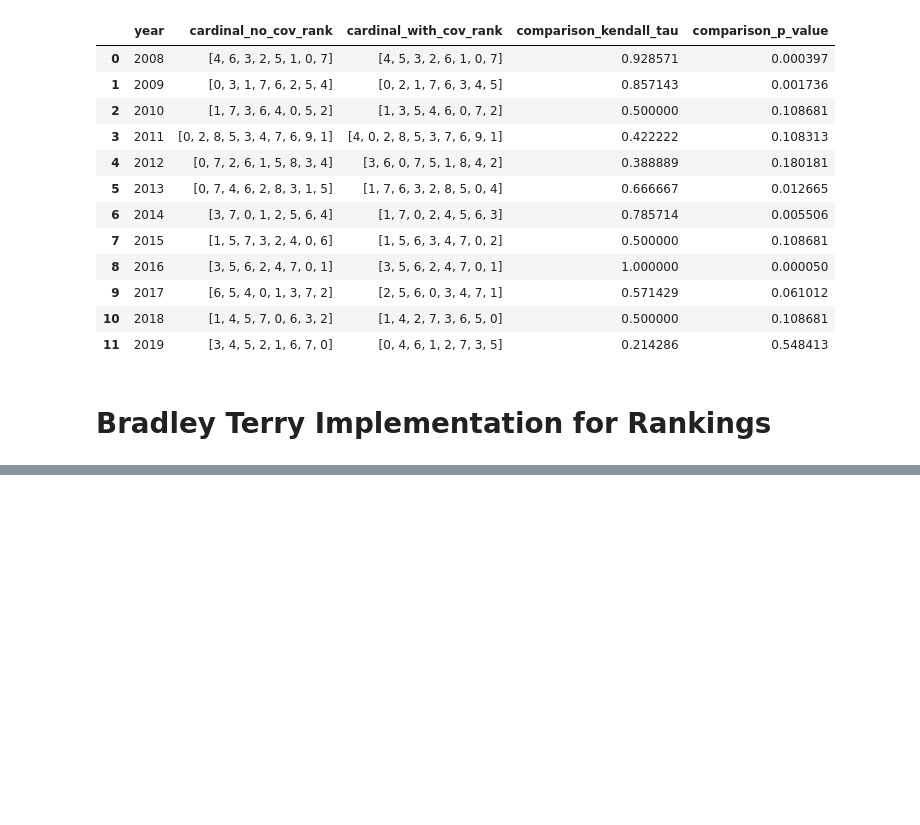
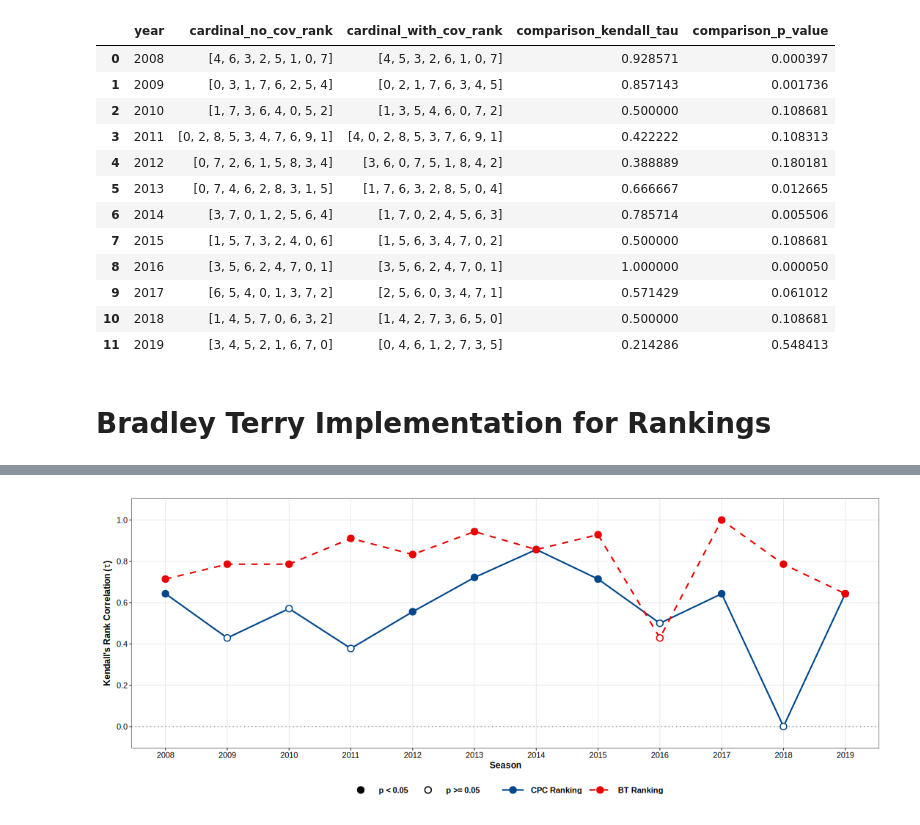
Before and after one commit to dhruvamalik05/Cardinal-and-Binary-Paired-Comparison-Models-Ranking-and-Forecasting, a Jupyter notebook: 4_RankingWithModels.ipynb, the cells around one changed output, grey strips where cells are left out. Drawn from its saved outputs; the diff is of its cells as text; code cells hidden in the pictures; blank space fills up the shorter version.

```diff
--- a/4_RankingWithModels.ipynb
+++ b/4_RankingWithModels.ipynb
@@ -546,23 +546,23 @@ display(bt_comparison_summary_df)
 # %%
 %load_ext rpy2.ipython
 # %%
-%%R
-install.packages("patchwork", repos = "https://cloud.r-project.org")
+%%R -w 15 -h 6 -u in
+# Set CRAN repository explicitly to ensure smooth package installation
+options(repos = c(CRAN = "https://cloud.r-project.org"))
+
+if (!requireNamespace("patchwork", quietly = TRUE)) {
+  install.packages("patchwork")
+}
 library(patchwork)
-
 
 # ==============================================================================
 # Publication-Ready Plots for Ranking Correlation, Stability & Cayley Distance
 # Models: Cardinal Paired Comparison (CPC), Bradley-Terry (BT), and Official
 # ==============================================================================
 
-# Install required packages if not already present
-# install.packages(c("ggplot2", "dplyr", "tidyr", "patchwork", "scales"))
-
 library(ggplot2)
 library(dplyr)
 library(tidyr)
-library(patchwork)
 library(scales)
 
 # ------------------------------------------------------------------------------
@@ -611,7 +611,6 @@ theme_publication <- function(base_size = 12) {
 
 # ==============================================================================
 # TABLE 1 DATA & PLOT: Official Standing vs. Unadjusted Model Rankings (Done)
-# (\label{tab:ranking_comparison})
 # ==============================================================================
 df_tab1 <- data.frame(
   Season  = 2008:2019,
@@ -642,8 +641,6 @@ plot_tab1 <- ggplot(df_tab1, aes(x = Season, y = tau, color = Model, linetype =
   scale_linetype_manual(values = model_linetypes) +
   scale_shape_manual(values = sig_shapes) +
   labs(
-    #title    = "Kendall's Rank Correlation: Official Standings vs. Unadjusted Model Rankings",
-    #subtitle = "Solid markers indicate statistically significant rank correlation (p < 0.05); hollow markers indicate p >= 0.05",
     x        = "Season",
     y        = expression(bold(paste("Kendall's Rank Correlation (", tau, ")")))
   ) +
@@ -651,7 +648,6 @@ plot_tab1 <- ggplot(df_tab1, aes(x = Season, y = tau, color = Model, linetype =
 
 # ==============================================================================
 # TABLE 2 DATA & PLOT: Inter-Season Ranking Stability Without Covariates (Done)
-# (\label{tab:ranking_stability_combined})
 # ==============================================================================
 season_pairs <- c("2008-09", "2009-10", "2010-11", "2011-12", "2012-13",
                   "2013-14", "2014-15", "2015-16", "2016-17", "2017-18", "2018-19")
@@ -690,8 +686,6 @@ plot_tab2 <- ggplot(df_tab2, aes(x = Pair, y = tau, group = Model, color = Model
   scale_linetype_manual(values = model_linetypes) +
   scale_shape_manual(values = c("p < 0.10 " = 19, "p >= 0.10 " = 21)) +
   labs(
-    #title    = "Season-to-Season Ranking Stability of Models Without Covariates",
-    #subtitle = "Consecutive-season Kendall's tau across Official, BT, and CPC rankings (all p >= 0.05; solid markers denote p < 0.10)",
     x        = "Consecutive Season Pair",
     y        = expression(bold(paste("Kendall's Rank Correlation (", tau, ")")))
   ) +
@@ -700,7 +694,6 @@ plot_tab2 <- ggplot(df_tab2, aes(x = Pair, y = tau, group = Model, color = Model
 
 # ==============================================================================
 # TABLE 3 DATA & PLOT: Official Standing vs. Covariate-Adjusted PC Rankings (Done)
-# (\label{tab:ranking_comparison_cov1})
 # ==============================================================================
 df_tab3 <- data.frame(
   Season  = 2008:2019,
@@ -708,7 +701,6 @@ df_tab3 <- data.frame(
   CPC_p   = c(0.061012, 0.178869, 0.031151, 0.861801, 0.024741, 0.075176, 0.005506, 0.275099, 0.108681, 0.275099, 0.548413, 0.178869),
   BT_tau  = c(0.571, 0.643, 0.714, 0.511, 0.667, 0.778, 0.714, 0.571, 0.429, 1.000, 0.714, 0.143),
   BT_p    = c(0.061012, 0.031151, 0.014137, 0.046623, 0.012665, 0.002425, 0.014137, 0.061012, 0.178869, 0.000050, 0.014137, 0.719544)
-
 ) %>%
   pivot_longer(
     cols          = -Season,
@@ -732,8 +724,6 @@ plot_tab3 <- ggplot(df_tab3, aes(x = Season, y = tau, color = Model, linetype =
   scale_linetype_manual(values = model_linetypes) +
   scale_shape_manual(values = sig_shapes) +
   labs(
-    #title    = "Kendall's Rank Correlation: Official Standings vs. Covariate-Adjusted PC Models",
-    #subtitle = "Solid markers indicate statistically significant rank correlation (p < 0.05); hollow markers indicate p >= 0.05",
     x        = "Season",
     y        = expression(bold(paste("Kendall's Rank Correlation (", tau, ")")))
   ) +
@@ -741,7 +731,6 @@ plot_tab3 <- ggplot(df_tab3, aes(x = Season, y = tau, color = Model, linetype =
 
 # ==============================================================================
 # TABLE 4 DATA & PLOT: Unadjusted vs. Covariate-Adjusted PC Rankings (Done)
-# (\label{tab:ranking_comparison_cov})
 # ==============================================================================
 df_tab4 <- data.frame(
   Season  = 2008:2019,
@@ -772,8 +761,6 @@ plot_tab4 <- ggplot(df_tab4, aes(x = Season, y = tau, color = Model, linetype =
   scale_linetype_manual(values = model_linetypes) +
   scale_shape_manual(values = sig_shapes) +
   labs(
-    #title    = "Kendall's Rank Correlation: Unadjusted vs. Covariate-Adjusted PC Models",
-    #subtitle = "Measures sensitivity of inferred hierarchies to covariate inclusion (solid: p < 0.05; hollow: p >= 0.05)",
     x        = "Season",
     y        = expression(bold(paste("Kendall's Rank Correlation (", tau, ")")))
   ) +
@@ -781,18 +768,17 @@ plot_tab4 <- ggplot(df_tab4, aes(x = Season, y = tau, color = Model, linetype =
 
 # ==============================================================================
 # TABLE 5 DATA & PLOT: Cayley Distance Summary Under Resampling
-# (\label{tab:combined_bootstrap_comparison})
 # ==============================================================================
 df_tab5 <- data.frame(
   Season          = 2008:2019,
-  BT_NoRep_M    = c(2.563, 3.379, 2.992, 4.086, 3.082, 2.582, 1.400, 3.160, 2.723, 2.229, 3.556, 3.902),
-  BT_NoRep_SD   = c(1.105, 1.294, 1.100, 1.396, 1.283, 1.218, 0.980, 1.203, 1.099, 1.116, 1.298, 1.256),
-  BT_Rep_M      = c(3.529, 4.291, 3.841, 5.486, 4.450, 4.009, 2.625, 4.057, 3.909, 3.497, 4.529, 4.647),
-  BT_Rep_SD     = c(1.195, 1.320, 1.252, 1.420, 1.417, 1.414, 1.228, 1.307, 1.230, 1.239, 1.310, 1.199),
-  CPC_NoRep_M   = c(2.673, 2.034, 2.662, 4.703, 3.491, 3.443, 1.751, 1.751, 2.406, 2.253, 3.586, 2.810),
-  CPC_NoRep_SD  = c(1.247, 1.343, 1.158, 1.507, 1.303, 1.316, 1.064, 0.989, 1.407, 1.093, 1.371, 1.614),
-  CPC_Rep_M     = c(3.771, 3.434, 3.722, 5.940, 4.728, 4.446, 2.795, 2.739, 3.697, 3.379, 4.484, 4.065),
-  CPC_Rep_SD    = c(1.209, 1.308, 1.235, 1.417, 1.350, 1.395, 1.199, 1.278, 1.312, 1.246, 1.292, 1.432)
+  BT_NoRep_M    = c(2.545, 3.333, 2.986, 4.141, 3.177, 2.565, 1.467, 3.115, 2.791, 2.230, 3.535, 3.937),
+  BT_NoRep_SD   = c(1.123, 1.273, 1.135, 1.359, 1.291, 1.242, 0.987, 1.197, 1.147, 1.053, 1.340, 1.260),
+  BT_Rep_M      = c(3.534, 4.243, 3.986, 5.489, 4.413, 4.024, 2.557, 3.977, 3.845, 3.571, 4.440, 4.696),
+  BT_Rep_SD     = c(1.222, 1.270, 1.246, 1.430, 1.433, 1.416, 1.216, 1.241, 1.229, 1.253, 1.302, 1.226),
+  CPC_NoRep_M   = c(2.665, 2.119, 2.617, 4.709, 3.490, 3.417, 1.841, 1.751, 2.362, 2.306, 3.543, 2.709),
+  CPC_NoRep_SD  = c(1.258, 1.334, 1.109, 1.477, 1.368, 1.377, 1.087, 0.975, 1.350, 1.141, 1.393, 1.525),
+  CPC_Rep_M     = c(3.743, 3.365, 3.745, 5.941, 4.773, 4.461, 2.780, 2.667, 3.770, 3.358, 4.449, 4.073),
+  CPC_Rep_SD    = c(1.217, 1.255, 1.238, 1.448, 1.367, 1.399, 1.205, 1.265, 1.293, 1.208, 1.306, 1.365)
 ) %>%
   pivot_longer(
     cols          = -Season,
@@ -824,8 +810,6 @@ plot_tab5 <- ggplot(df_tab5, aes(x = Season, y = M, color = Model, fill = Model,
   scale_linetype_manual(values = model_linetypes) +
   scale_shape_manual(values = c("Cardinal Model" = 16, "Bradley-Terry" = 17)) +
   labs(
-    #title    = "Cayley Distance Summary for BT and CPC Models Under Resampling",
-    #subtitle = "Mean Cayley distance (+/- 1 SD error bars and shaded band) across 2008-2019 IPL seasons",
     x        = "Season",
     y        = "Cayley Distance (Mean +/- 1 SD)"
   ) +
@@ -846,28 +830,24 @@ plot_kendall_unified <- (p1_compact / p3_compact / p4_compact) +
     plot.tag        = element_text(face = "bold", size = 12)
   )
 
-# Print all plots
-pdf("plot_tab1.pdf", width = 9.0, height = 5.0)
-plot_tab1
-dev.off()
+# ------------------------------------------------------------------------------
+# Export Plots cleanly to the workspace as high-quality PDFs
+# ------------------------------------------------------------------------------
+ggsave("plot_tab1.pdf", plot = plot_tab1, width = 8, height = 4, device = "pdf")
+ggsave("plot_tab2.pdf", plot = plot_tab2, width = 8, height = 4, device = "pdf")
+ggsave("plot_tab3.pdf", plot = plot_tab3, width = 8, height = 4, device = "pdf")
+ggsave("plot_tab4.pdf", plot = plot_tab4, width = 8, height = 4, device = "pdf")
+ggsave("plot_tab5.pdf", plot = plot_tab5, width = 10, height = 4, device = "pdf")
+ggsave("plot_kendall_unified.pdf", plot = plot_kendall_unified, width = 9, height = 11, device = "pdf")
 
-pdf("plot_tab2.pdf", width = 9.0, height = 5.0)
-plot_tab2
-dev.off()
+# Display preview
+print(plot_tab1)
+# print(plot_tab2)
+# print(plot_tab3)
+# print(plot_tab4)
+# print(plot_tab5)
 
-pdf("plot_tab3.pdf", width = 9.0, height = 5.0)
-plot_tab3
-dev.off()
-
-pdf("plot_tab4.pdf", width = 9.0, height = 5.0)
-plot_tab4
-dev.off()
-
-pdf("plot_tab5.pdf", width = 9.0, height = 5.0)
-plot_tab5
-dev.off()
-
-pdf("plot_kendall_unified.pdf", width = 9.0, height = 10.0)
-plot_kendall_unified
-dev.off()
+# Allocate massive space to completely decompress the 3-panel composite stack
+# options(repr.plot.width = 15, repr.plot.height = 18)
+# print(plot_kendall_unified)
 # %% [output]
@@ -883,0 +854 @@ The downloaded source packages are in
+[figure, added]
```
Also changed, not shown: parts of 2 cells of this notebook.
